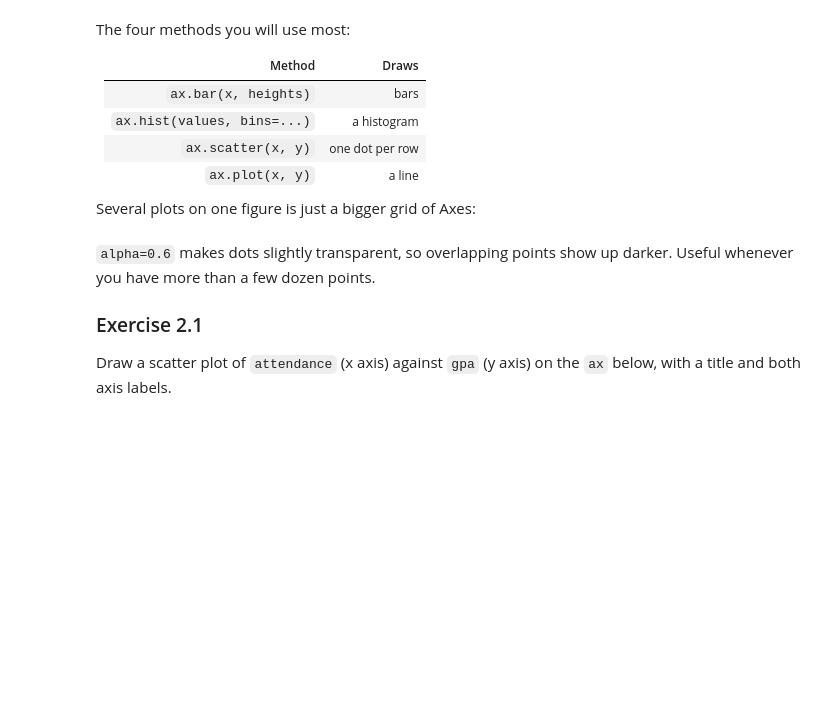
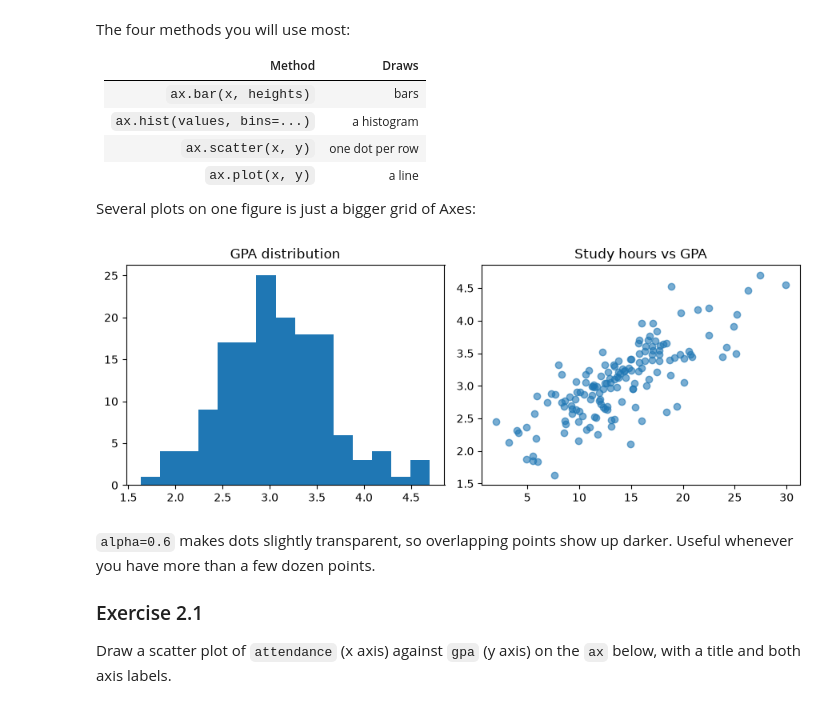
Before and after one commit to Mohammed-Khalil-Dev/Programing-For-Ai-ARTI303-Labs, a Jupyter notebook: src/Lab6/lab06.ipynb, the cells around one changed output. Drawn from its saved outputs; the diff is of its cells as text; code cells hidden in the pictures; blank space fills up the shorter version.

```diff
--- a/src/Lab6/lab06.ipynb
+++ b/src/Lab6/lab06.ipynb
@@ -274,15 +299,18 @@ The four methods you will use most:
 
 Several plots on one figure is just a bigger grid of Axes:
 # %%
-fig, (ax1, ax2) = plt.subplots(1, 2, figsize=(9, 3.5))
+# create a fig with 2 axis(graphs) next to each other (2 col)
+fig, (ax1, ax2) = plt.subplots(nrows=1, ncols=2, figsize=(9, 3.5))
 
-ax1.hist(df["gpa"], bins=15)
+ax1.hist(x=df["gpa"], bins=15) #bins: number of cols
 ax1.set_title("GPA distribution")
 
-ax2.scatter(df["study_hours"], df["gpa"], alpha=0.6)
+ax2.scatter(x=df["study_hours"], y=df["gpa"], alpha=0.6)
 ax2.set_title("Study hours vs GPA")
 
 fig.tight_layout()
+# %% [output]
+[figure, added]
 # %% [markdown]
 `alpha=0.6` makes dots slightly transparent, so overlapping points show
 up darker. Useful whenever you have more than a few dozen points.
```
Also changed, not shown: parts of 31 cells of this notebook.
